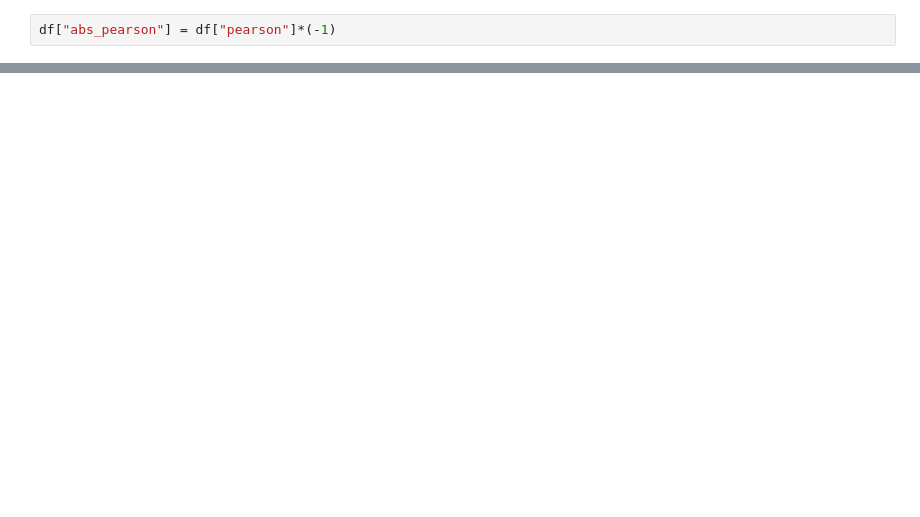
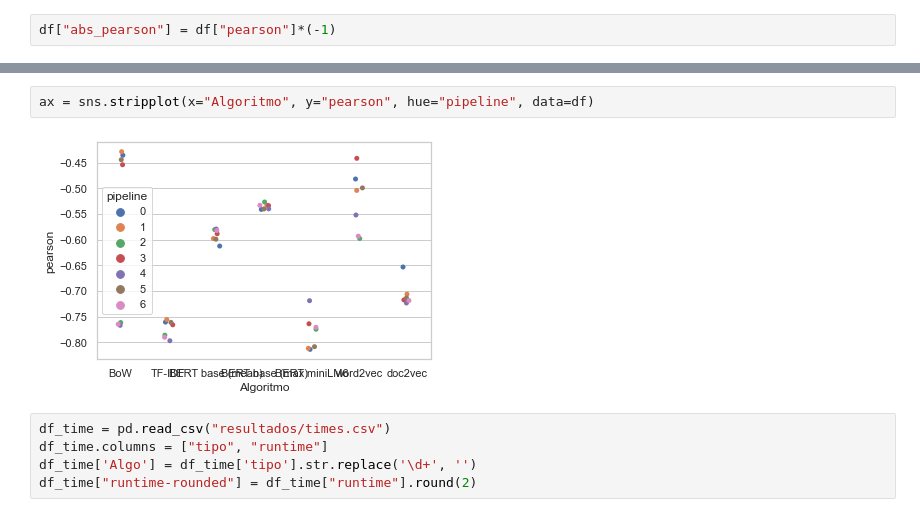
Before and after one commit to mariamaOlive/projeto2-nlp-sidi-residencia, a Jupyter notebook: plots.ipynb, the cells around one changed output, grey strips where cells are left out. Cells and saved outputs as stored; diff of their text form; blank space fills up the shorter version.

```diff
--- a/plots.ipynb
+++ b/plots.ipynb
@@ -19,0 +42,9 @@ df.head()
+# %%
+ax = sns.stripplot(x="Algoritmo", y="pearson", hue="pipeline", data=df)
+# %% [output]
+[figure, added]
+# %%
+df_time = pd.read_csv("resultados/times.csv")
+df_time.columns = ["tipo", "runtime"]
+df_time['Algo'] = df_time['tipo'].str.replace('\d+', '')
+df_time["runtime-rounded"] = df_time["runtime"].round(2)
```
Also changed, not shown: parts of 16 cells of this notebook.
